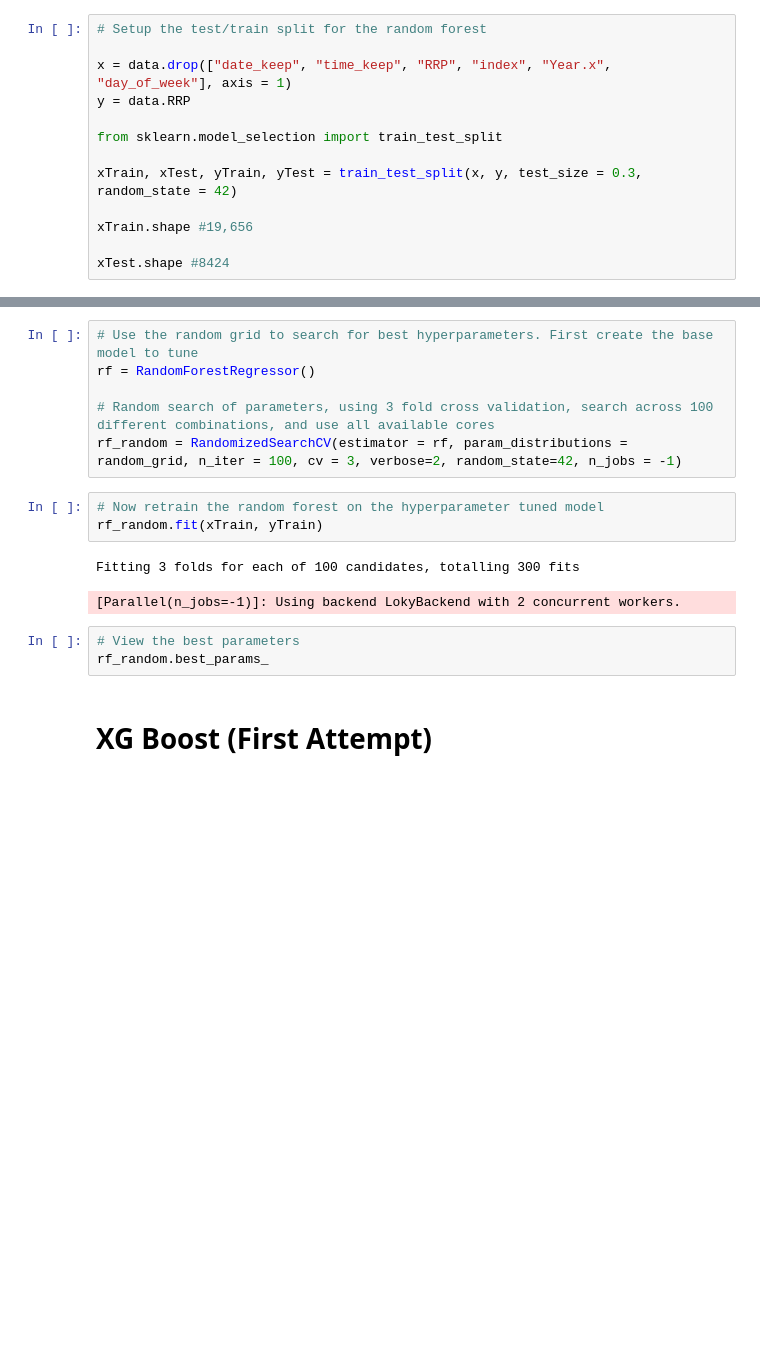
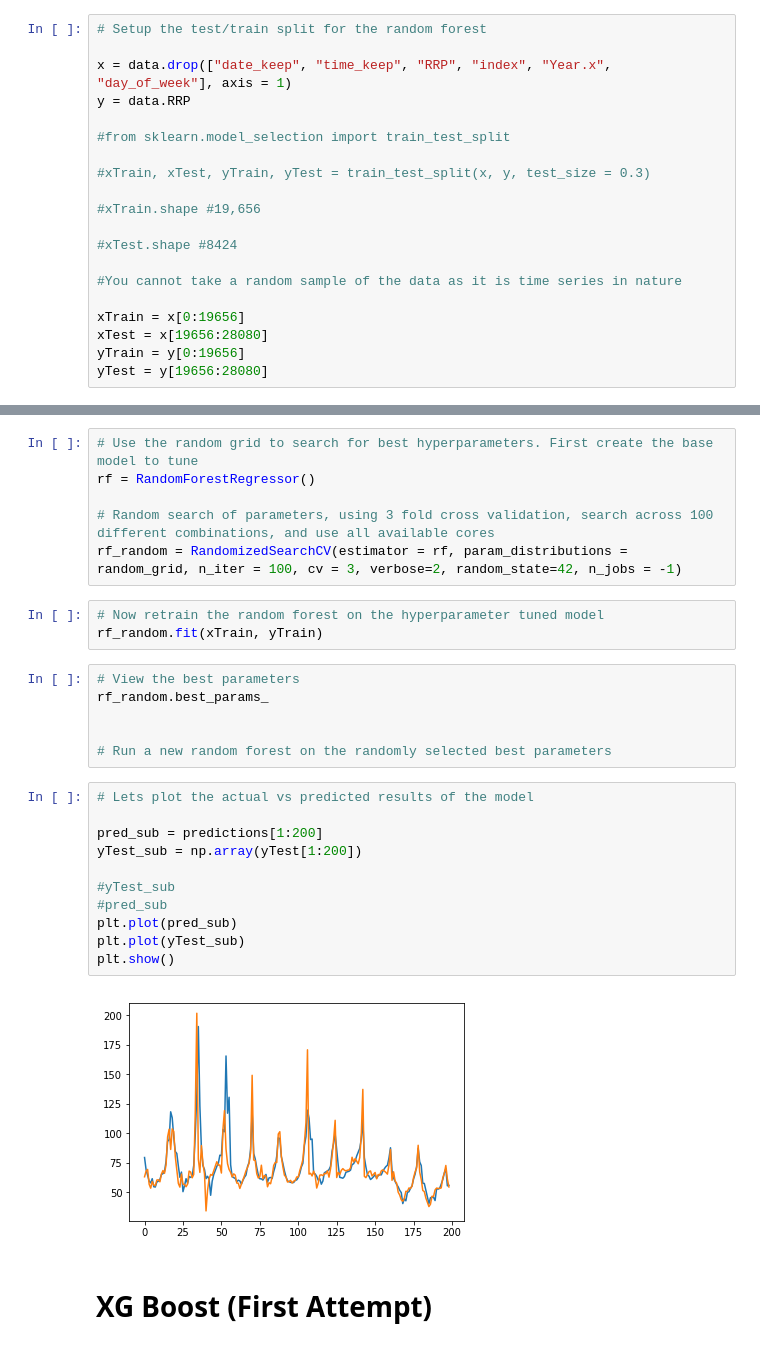
Before and after one commit to DonaldTurton/AT2_Advanced_Data_Algorithms, a Jupyter notebook: AT2_GetData.ipynb, the cells around one changed output, grey strips where cells are left out. Cells and saved outputs as stored; diff of their text form; blank space fills up the shorter version.

```diff
--- a/AT2_GetData.ipynb
+++ b/AT2_GetData.ipynb
@@ -135,13 +153,20 @@ dtype: object
 x = data.drop(["date_keep", "time_keep", "RRP", "index", "Year.x", "day_of_week"], axis = 1)
 y = data.RRP
 
-from sklearn.model_selection import train_test_split
+#from sklearn.model_selection import train_test_split
 
-xTrain, xTest, yTrain, yTest = train_test_split(x, y, test_size = 0.3, random_state = 42)
+#xTrain, xTest, yTrain, yTest = train_test_split(x, y, test_size = 0.3)
 
-xTrain.shape #19,656
+#xTrain.shape #19,656
 
-xTest.shape #8424
+#xTest.shape #8424
+
+#You cannot take a random sample of the data as it is time series in nature
+
+xTrain = x[0:19656]
+xTest = x[19656:28080]
+yTrain = y[0:19656]
+yTest = y[19656:28080]
 # %%
 # Impute the missing values in the data set - price and demand 1hr moving average variables
 
@@ -246,12 +271,25 @@ rf_random = RandomizedSearchCV(estimator = rf, param_distributions = random_grid
 # %%
 # Now retrain the random forest on the hyperparameter tuned model
 rf_random.fit(xTrain, yTrain)
-# %% [output]
-Fitting 3 folds for each of 100 candidates, totalling 300 fits
-[Parallel(n_jobs=-1)]: Using backend LokyBackend with 2 concurrent workers.
 # %%
 # View the best parameters
 rf_random.best_params_
+
+
+# Run a new random forest on the randomly selected best parameters
+# %%
+# Lets plot the actual vs predicted results of the model
+
+pred_sub = predictions[1:200]
+yTest_sub = np.array(yTest[1:200])
+
+#yTest_sub
+#pred_sub
+plt.plot(pred_sub)
+plt.plot(yTest_sub)
+plt.show()
+# %% [output]
+[figure, added]
 # %% [markdown]
 # XG Boost (First Attempt)
 # %%
```
Also changed, not shown: parts of 3 cells of this notebook.
